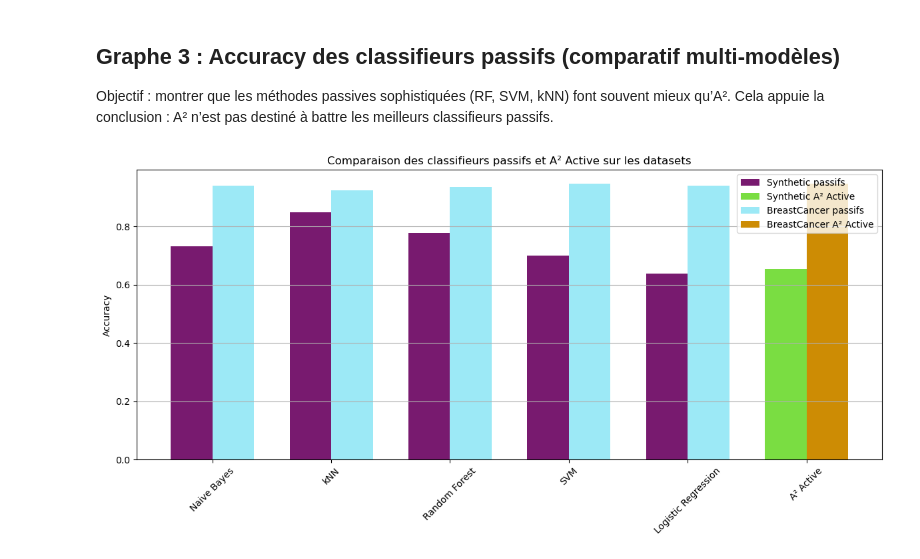
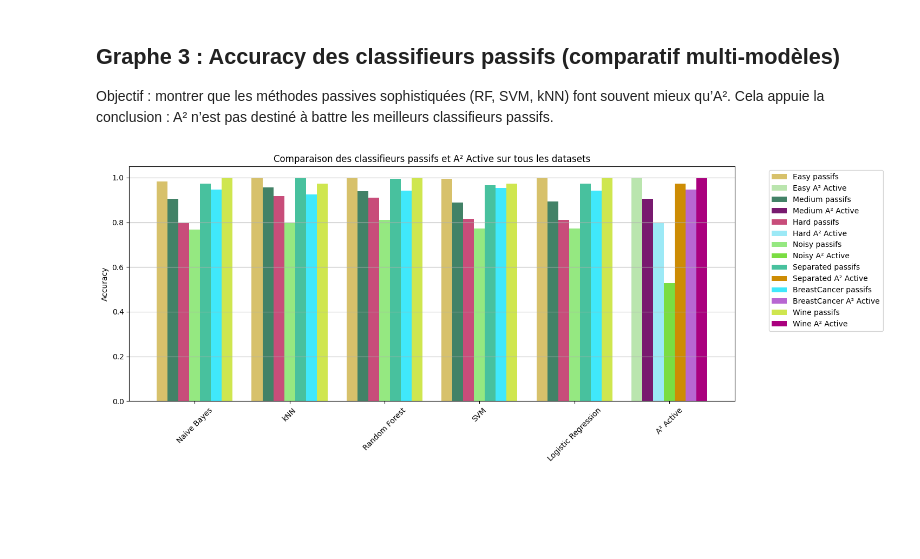
Before and after one commit to ayselatx/AdvancedML, a Jupyter notebook: A2_comment.ipynb, the cells around one changed output. Cells and saved outputs as stored; diff of their text form; code cells hidden in the pictures; blank space fills up the shorter version.

```diff
--- a/A2_comment.ipynb
+++ b/A2_comment.ipynb
@@ -663,3 +678,5 @@ y_bc = bc.target
+# %%
+datasets = datasets_syn + datasets_real
 # %% [markdown]
 ## Run les algos : A² et Passif
 # %%
@@ -757,29 +833,34 @@ BreastCancer    0.947368     0.941520      313
 # %%
 import matplotlib.pyplot as plt
 
-datasets = ["Synthetic", "BreastCancer"]
-all_results = [res_syn, res_bc]
+# Récupérer les noms de tous les datasets et résultats
+datasets = [r['dataset'] for r in generated_results]
+all_results = generated_results
 
 # Récupérer les noms des classifieurs passifs
-passive_clf_names = list(res_syn['passive_classifiers'].keys())
+passive_clf_names = list(all_results[0]['passive_classifiers'].keys())
 all_clf_names = passive_clf_names + ["A² Active"]
 
 # Construire les listes d'accuracies pour chaque classifieur
 accuracy_dict = {clf_name: [] for clf_name in all_clf_names}
 
-for res in all_results:
+for r in all_results:
+    # accuracies passives
     for clf_name in passive_clf_names:
-        accuracy_dict[clf_name].append(res['passive_classifiers'][clf_name])
-    accuracy_dict["A² Active"].append(res['acc_active'])
+        accuracy_dict[clf_name].append(r['passive_classifiers'][clf_name]['accuracy'])
+    # accuracy A² Active
+    accuracy_dict["A² Active"].append(r['metrics_active']['accuracy'])
 
 # Tracé
-plt.figure(figsize=(10, 6))
+plt.figure(figsize=(12, 6))
 for clf_name, acc_list in accuracy_dict.items():
     plt.plot(datasets, acc_list, marker='o', label=clf_name)
 
 plt.ylabel("Accuracy")
 plt.title("Comparaison A² Active et toutes les méthodes passives")
+plt.xticks(rotation=30)
 plt.legend()
 plt.grid(True)
+plt.tight_layout()
 plt.show()
 # %% [output]
@@ -853,46 +894,46 @@ import matplotlib.pyplot as plt
 import random
 from matplotlib.patches import Patch
 
-# Préparer les données
-datasets = ["Synthetic", "BreastCancer"]
-all_results = [res_syn, res_bc]
+# Liste des datasets et résultats
+datasets = [r["dataset"] for r in generated_results]
+all_results = [r for r in generated_results]
 
-# Noms des classifieurs passifs
-passive_clf_names = list(res_syn['passive_classifiers'].keys())
+# Noms des classifieurs passifs (on prend ceux du premier dataset)
+passive_clf_names = list(all_results[0]['passive_classifiers'].keys())
 clf_names = passive_clf_names + ["A² Active"]
 n_clfs = len(clf_names)
 
 x = np.arange(n_clfs)
-width = 0.35  # largeur des barres
+width = 0.8 / len(datasets)  # largeur des barres adaptée au nombre de datasets
 
-plt.figure(figsize=(12, 6))
+plt.figure(figsize=(max(12, n_clfs*1.2), 6))
 
 # Génération de couleurs aléatoires
 def random_color():
     return (random.random(), random.random(), random.random())
 
 dataset_colors = [random_color() for _ in datasets]  # pour passifs
 a2_colors = [random_color() for _ in datasets]       # pour A² Active
 
-# Plot des barres
+# Plot des barres pour chaque dataset
 for i, (dataset_name, res) in enumerate(zip(datasets, all_results)):
-    accs = list(res['passive_classifiers'].values()) + [res['acc_active']]
+    accs = [res['passive_classifiers'][clf]['accuracy'] for clf in passive_clf_names] + [res['metrics_active']['accuracy']]
     colors = [dataset_colors[i]]*len(passive_clf_names) + [a2_colors[i]]
     plt.bar(x + i*width, accs, width, color=colors)
 
-plt.xticks(x + width/2, clf_names, rotation=45)
+plt.xticks(x + width*(len(datasets)-1)/2, clf_names, rotation=45)
 plt.ylabel("Accuracy")
-plt.title("Comparaison des classifieurs passifs et A² Active sur les datasets")
+plt.title("Comparaison des classifieurs passifs et A² Active sur tous les datasets")
 plt.grid(axis="y")
 plt.tight_layout()
 
 # Création de la légende personnalisée
 legend_elements = []
 for i, dataset_name in enumerate(datasets):
     legend_elements.append(Patch(facecolor=dataset_colors[i], label=f"{dataset_name} passifs"))
     legend_elements.append(Patch(facecolor=a2_colors[i], label=f"{dataset_name} A² Active"))
 
-plt.legend(handles=legend_elements)
+plt.legend(handles=legend_elements, bbox_to_anchor=(1.05,1), loc='upper left')
 plt.show()
 # %% [output]
-[figure, old version]
+[figure, new version]
```
Also changed, not shown: parts of 19 cells of this notebook.
